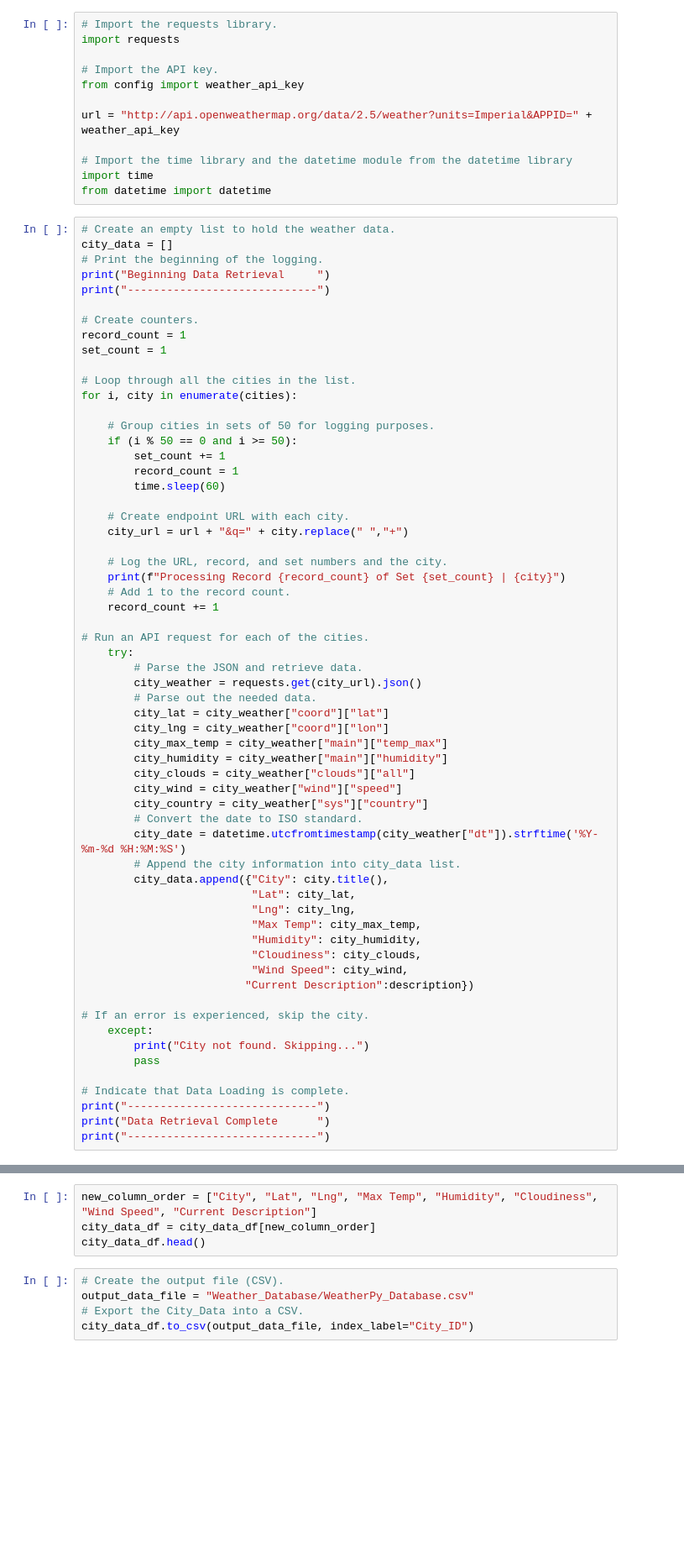
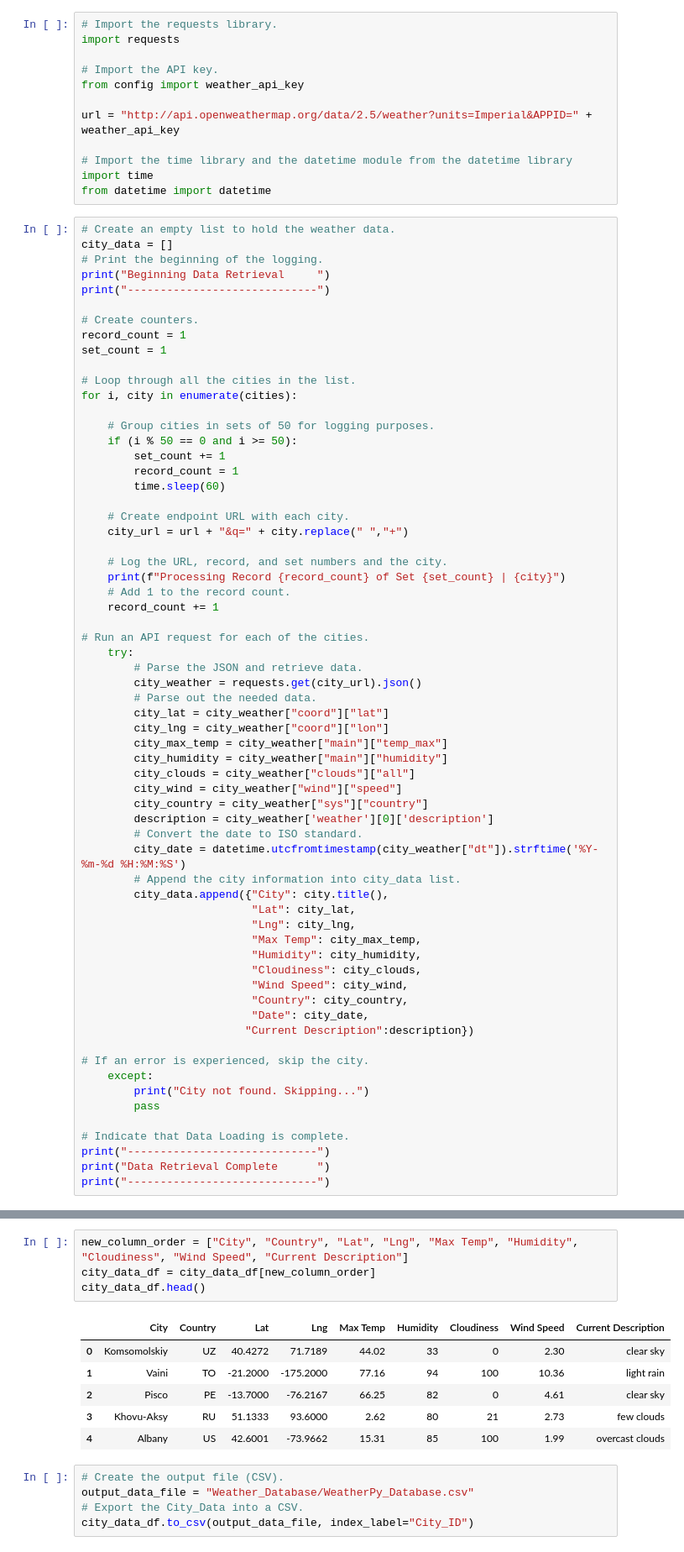
Before and after one commit to robyndook/World_Weather_Analysis, a Jupyter notebook: Weather_Database/Weather_Database.ipynb, the cells around one changed output, grey strips where cells are left out. Shown: that part at 84% size. Drawn from its saved outputs; the diff is of its cells as text; blank space fills up the shorter version.

```diff
--- a/Weather_Database/Weather_Database.ipynb
+++ b/Weather_Database/Weather_Database.ipynb
@@ -79,6 +83,7 @@ for i, city in enumerate(cities):
         city_clouds = city_weather["clouds"]["all"]
         city_wind = city_weather["wind"]["speed"]
         city_country = city_weather["sys"]["country"]
+        description = city_weather['weather'][0]['description']
         # Convert the date to ISO standard.
         city_date = datetime.utcfromtimestamp(city_weather["dt"]).strftime('%Y-%m-%d %H:%M:%S')
         # Append the city information into city_data list.
@@ -89,6 +94,8 @@ for i, city in enumerate(cities):
                           "Humidity": city_humidity,
                           "Cloudiness": city_clouds,
                           "Wind Speed": city_wind,
+                          "Country": city_country,
+                          "Date": city_date,
                          "Current Description":description})
 
 # If an error is experienced, skip the city.
@@ -107,7 +144,14 @@ city_data_df.head(10)
 # %%
-new_column_order = ["City", "Lat", "Lng", "Max Temp", "Humidity", "Cloudiness", "Wind Speed", "Current Description"]
+new_column_order = ["City", "Country", "Lat", "Lng", "Max Temp", "Humidity", "Cloudiness", "Wind Speed", "Current Description"]
 city_data_df = city_data_df[new_column_order]
 city_data_df.head()
+# %% [output]
+|  | City | Country | Lat | Lng | Max Temp | Humidity | Cloudiness | Wind Speed | Current Description |
+| 0 | Komsomolskiy | UZ | 40.4272 | 71.7189 | 44.02 | 33 | 0 | 2.30 | clear sky |
+| 1 | Vaini | TO | -21.2000 | -175.2000 | 77.16 | 94 | 100 | 10.36 | light rain |
+| 2 | Pisco | PE | -13.7000 | -76.2167 | 66.25 | 82 | 0 | 4.61 | clear sky |
+| 3 | Khovu-Aksy | RU | 51.1333 | 93.6000 | 2.62 | 80 | 21 | 2.73 | few clouds |
+| 4 | Albany | US | 42.6001 | -73.9662 | 15.31 | 85 | 100 | 1.99 | overcast clouds |
 # %%
 # Create the output file (CSV).
 output_data_file = "Weather_Database/WeatherPy_Database.csv"
```
Also changed, not shown: parts of 4 cells of this notebook, 4 other files.
